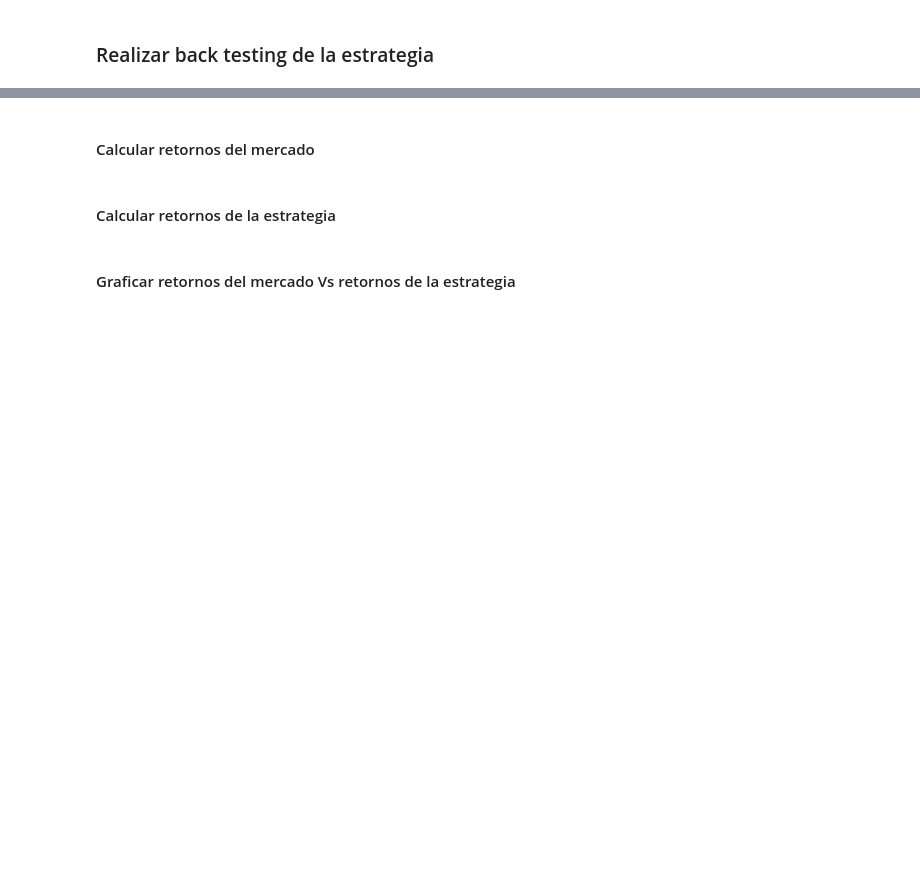
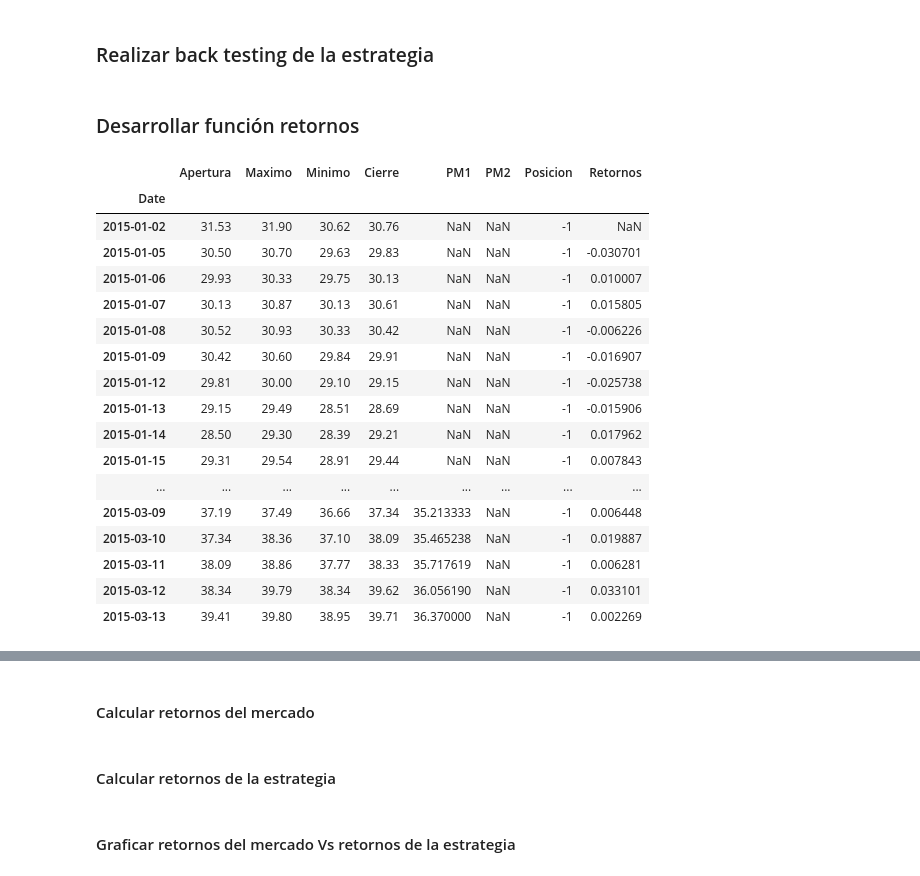
Before and after one commit to carlosdeoncedos/analisisdeinversion2021, a Jupyter notebook: Codigo/20211109Clase9.ipynb, the cells around one changed output, grey strips where cells are left out. Saved outputs shown, nothing was run; the diff lists cells and outputs as text; code cells hidden in the pictures; blank space fills up the shorter version.

```diff
--- a/Codigo/20211109Clase9.ipynb
+++ b/Codigo/20211109Clase9.ipynb
@@ -177,2 +187,4 @@ fig.subplots_adjust(hspace=4)
 # %% [markdown]
 ### Realizar back testing de la estrategia
+# %% [markdown]
+### Desarrollar función retornos
@@ -178,0 +198,21 @@ fig.subplots_adjust(hspace=4)
+# %%
+df.head(50)
+# %% [output]
+|  | Apertura | Maximo | Minimo | Cierre | PM1 | PM2 | Posicion | Retornos |
+| Date |  |  |  |  |  |  |  |  |
+| 2015-01-02 | 31.53 | 31.90 | 30.62 | 30.76 | NaN | NaN | -1 | NaN |
+| 2015-01-05 | 30.50 | 30.70 | 29.63 | 29.83 | NaN | NaN | -1 | -0.030701 |
+| 2015-01-06 | 29.93 | 30.33 | 29.75 | 30.13 | NaN | NaN | -1 | 0.010007 |
+| 2015-01-07 | 30.13 | 30.87 | 30.13 | 30.61 | NaN | NaN | -1 | 0.015805 |
+| 2015-01-08 | 30.52 | 30.93 | 30.33 | 30.42 | NaN | NaN | -1 | -0.006226 |
+| 2015-01-09 | 30.42 | 30.60 | 29.84 | 29.91 | NaN | NaN | -1 | -0.016907 |
+| 2015-01-12 | 29.81 | 30.00 | 29.10 | 29.15 | NaN | NaN | -1 | -0.025738 |
+| 2015-01-13 | 29.15 | 29.49 | 28.51 | 28.69 | NaN | NaN | -1 | -0.015906 |
+| 2015-01-14 | 28.50 | 29.30 | 28.39 | 29.21 | NaN | NaN | -1 | 0.017962 |
+| 2015-01-15 | 29.31 | 29.54 | 28.91 | 29.44 | NaN | NaN | -1 | 0.007843 |
+| ... | ... | ... | ... | ... | ... | ... | ... | ... |
+| 2015-03-09 | 37.19 | 37.49 | 36.66 | 37.34 | 35.213333 | NaN | -1 | 0.006448 |
+| 2015-03-10 | 37.34 | 38.36 | 37.10 | 38.09 | 35.465238 | NaN | -1 | 0.019887 |
+| 2015-03-11 | 38.09 | 38.86 | 37.77 | 38.33 | 35.717619 | NaN | -1 | 0.006281 |
+| 2015-03-12 | 38.34 | 39.79 | 38.34 | 39.62 | 36.056190 | NaN | -1 | 0.033101 |
+| 2015-03-13 | 39.41 | 39.80 | 38.95 | 39.71 | 36.370000 | NaN | -1 | 0.002269 |
```
Also changed, not shown: parts of 32 cells of this notebook, 1 other file.
